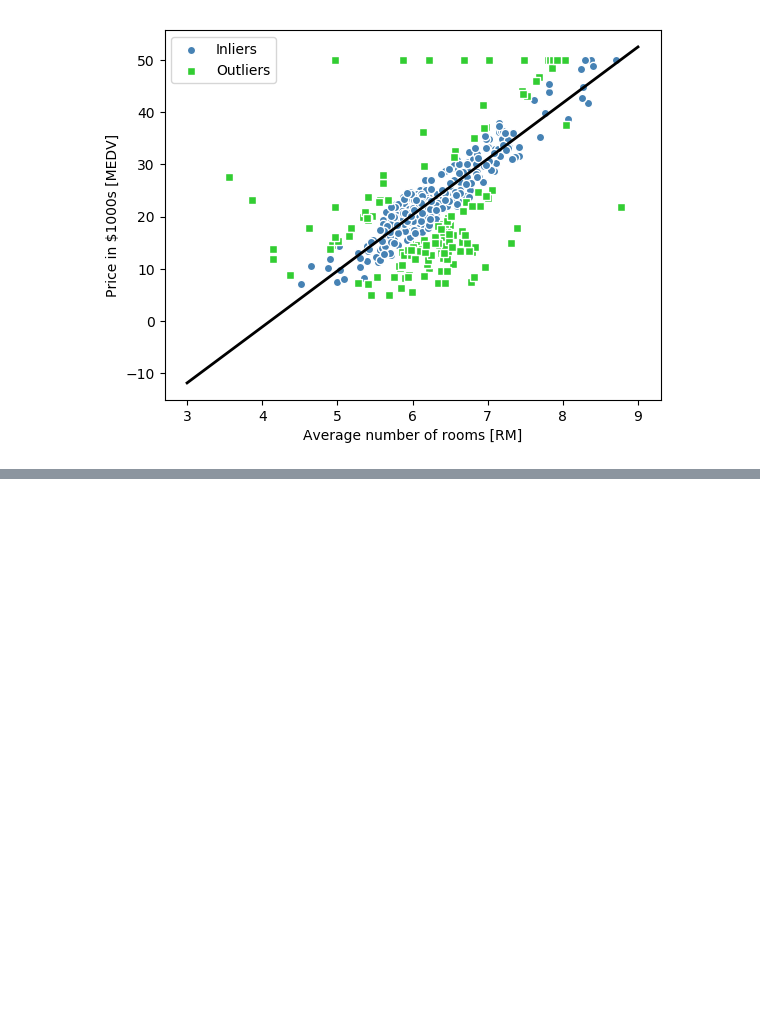
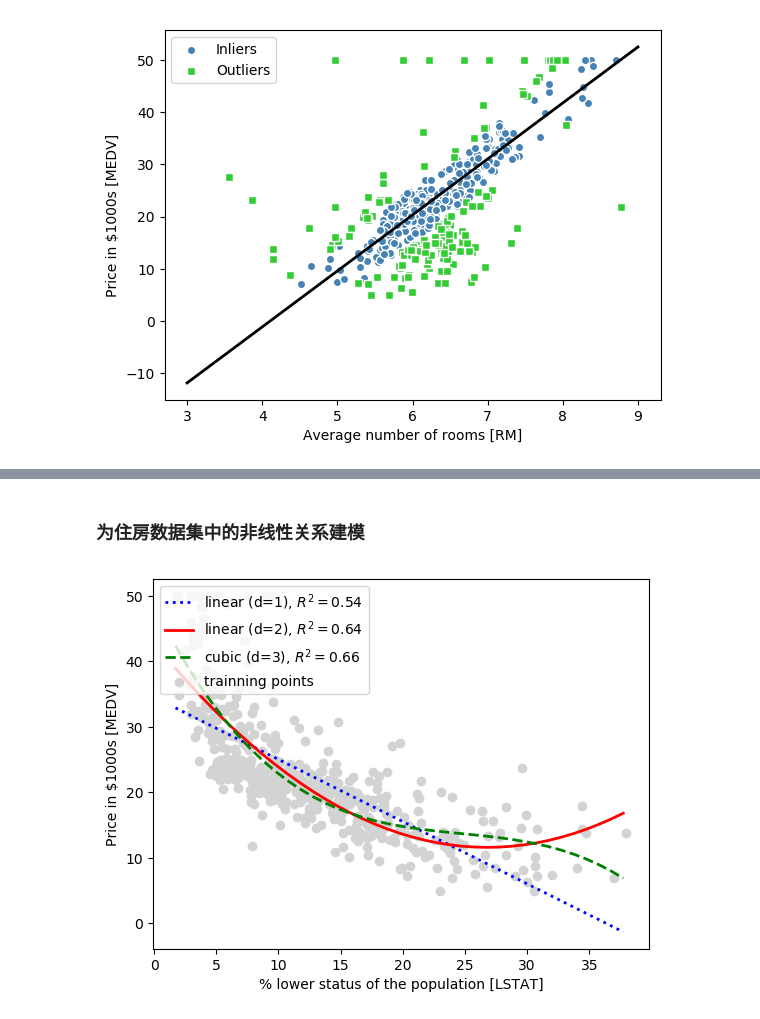
Before and after one commit to PM-LiuGang/myself, a Jupyter notebook: 刷过的书/python_机器学习/第10章.ipynb, the cells around one changed output, grey strips where cells are left out. Saved outputs shown, nothing was run; the diff lists cells and outputs as text; code cells hidden in the pictures; blank space fills up the shorter version.

```diff
--- a/刷过的书/python_机器学习/第10章.ipynb
+++ b/刷过的书/python_机器学习/第10章.ipynb
@@ -199,0 +265,35 @@ array([ True,  True,  True,  True,  True,  True,  True,  True,  True,
+# %% [markdown]
+### 为住房数据集中的非线性关系建模
+# %%
+X = df[["LSTAT"]].values
+y = df[["MEDV"]].values
+# 多项式处理数据，线性回归模型拟合
+regr = LinearRegression()
+quadratic = PolynomialFeatures(degree=2)
+cubic = PolynomialFeatures(degree=3)
+xquad = quadratic.fit_transform(X)
+xcubic = cubic.fit_transform(X)
+
+xFit = np.arange(X.min(), X.max(), 1)[:, np.newaxis]
+regr = regr.fit(X, y)
+yLinFit = regr.predict(xFit)
+linearR2 = r2_score(y, regr.predict(X))
+
+regr = regr.fit(xquad, y)
+yquadFit = regr.predict(quadratic.fit_transform(xFit))
+quadraticR2 = r2_score(y, regr.predict(xquad))
+
+regr = regr.fit(xcubic, y)
+ycubicFit = regr.predict(cubic.fit_transform(xFit))
+cubicR2 = r2_score(y, regr.predict(xcubic))
+
+plt.scatter(X, y, label="trainning points", color="lightgray")
+plt.plot(xFit, yLinFit, label="linear (d=1), $R^2=%.2f$" % linearR2, color="blue", lw=2, linestyle=":")
+plt.plot(xFit, yquadFit, label="linear (d=2), $R^2=%.2f$" % quadraticR2, color="red", lw=2, linestyle="-")
+plt.plot(xFit, ycubicFit, label="cubic (d=3), $R^2=%.2f$" % cubicR2, color="green", lw=2, linestyle="--")
+plt.xlabel("% lower status of the population [LSTAT]")
+plt.ylabel("Price in $1000s [MEDV]")
+plt.legend(loc="upper left")
+plt.show()
+# %% [output]
+[figure, added]
```
Also changed, not shown: parts of 14 cells of this notebook.
